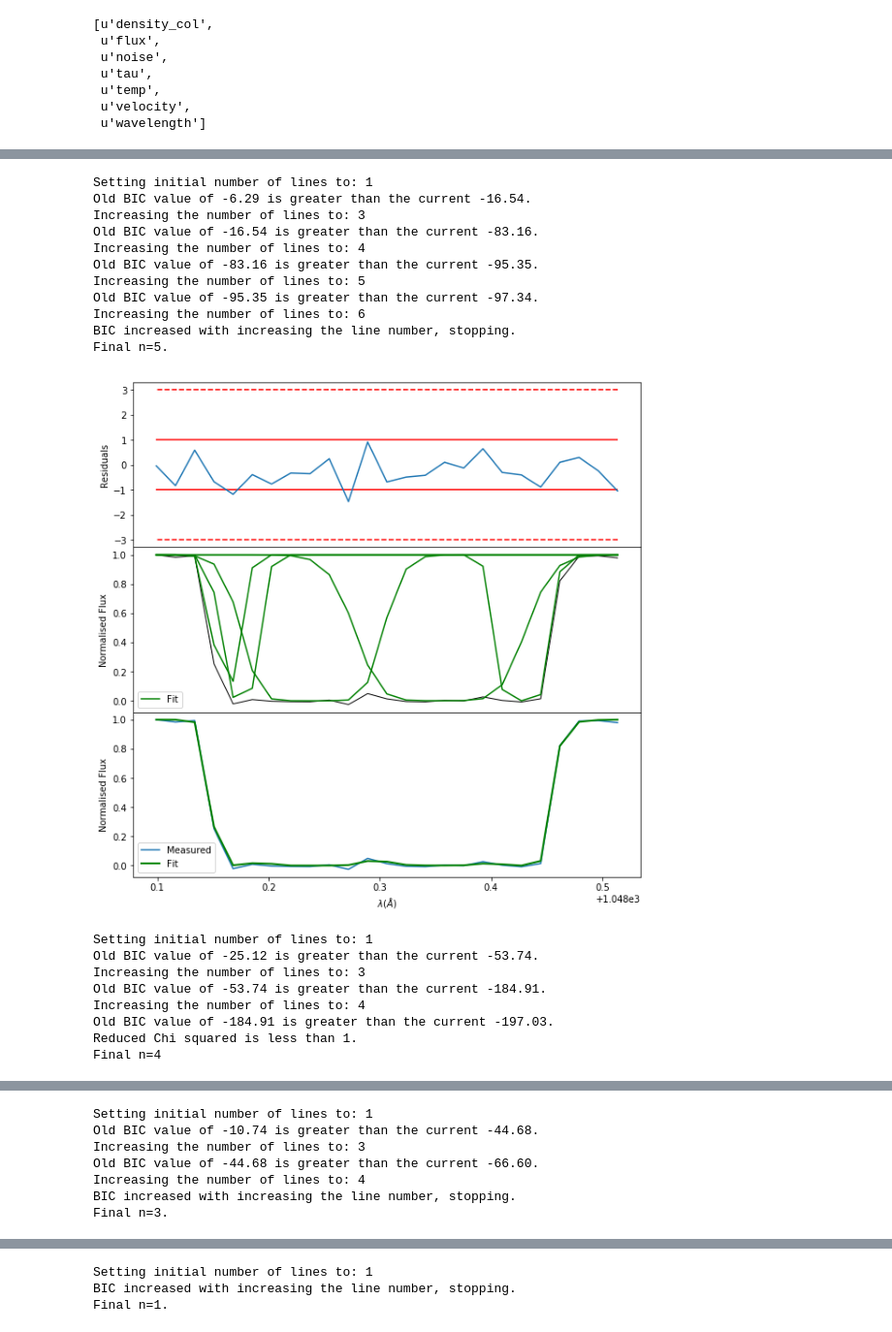
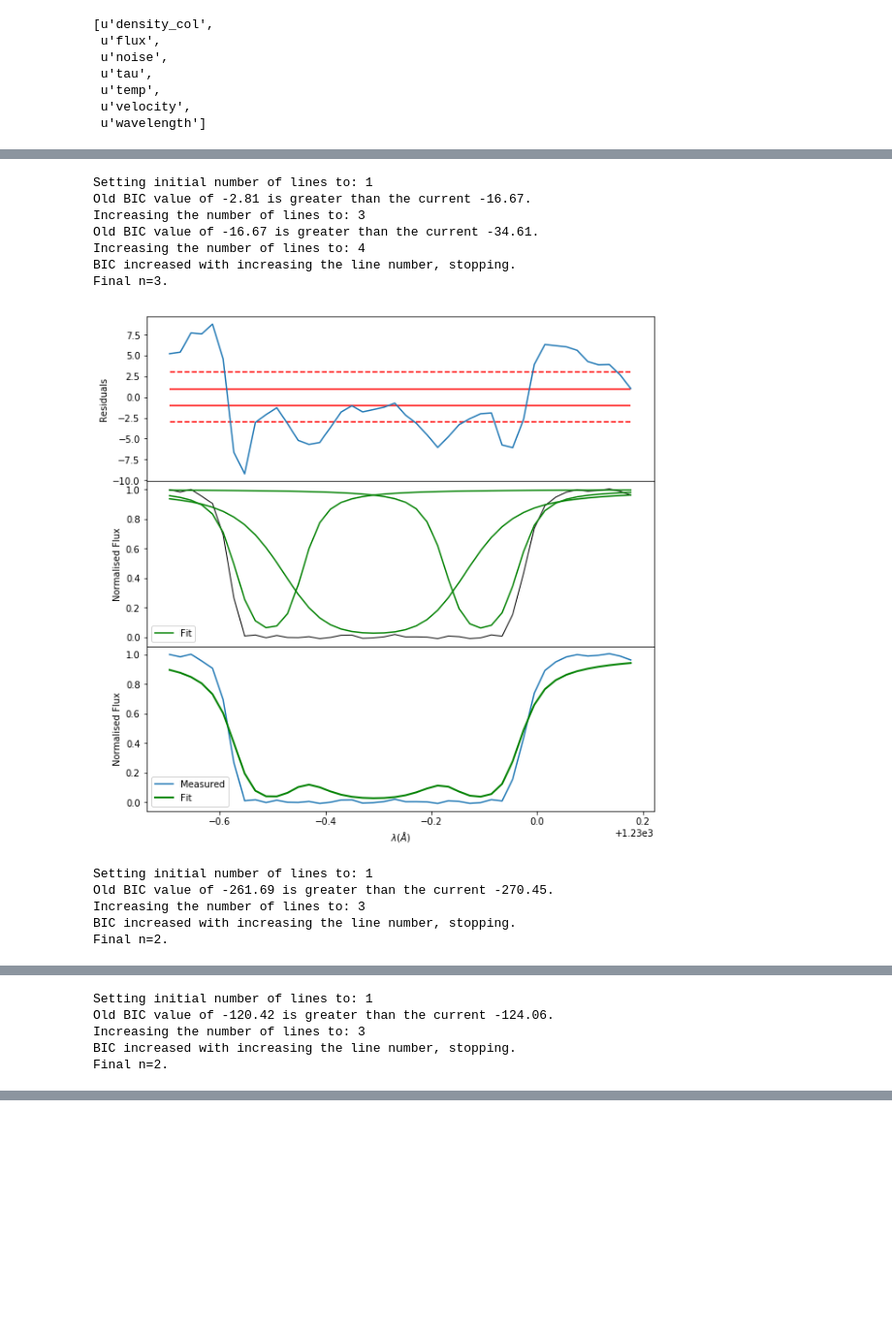
Before and after one commit to sarahappleby/VAMP, a Jupyter notebook: simba_spec_demo.ipynb, the cells around one changed output, grey strips where cells are left out. Shown at 97% size. Drawn from its saved outputs; the diff is of its cells as text; code cells hidden in the pictures; blank space fills up the shorter version.

```diff
--- a/simba_spec_demo.ipynb
+++ b/simba_spec_demo.ipynb
@@ -84,0 +190,21 @@ plt.show()
+# %%
+N = 6
+fig, ax = plt.subplots(N, figsize=(15,15))
+
+length = len(hydro_flux) / N
+
+for n in range(N):
+
+    lower_lim = n*length
+    upper_lim = n*length+length
+
+    ax[n].plot(hydro_wavelength, hydro_flux, c='black')
+
+    ax[n].set_xlim(hydro_wavelength[lower_lim], hydro_wavelength[upper_lim])
+
+    for (start, end) in hydro_region_pixels:
+        ax[n].plot(hydro_wavelength[start:end+1], hydro_flux[start:end+1], color='blue')
+        plot_bracket(hydro_wavelength[start], ax[n], 'left')
+        plot_bracket(hydro_wavelength[end], ax[n], 'right')
+
+plt.show()
@@ -85,34 +213,26 @@ plt.show()
 # %%
-for start, end in region_pixels:
-    wavelengths = np.flip(wavelength[start:end], 0)
-    fluxes_orig = np.flip(flux[start:end], 0)
-    fluxes = np.flip(flux[start:end], 0)
-    nu_use = np.flip(nu[start:end], 0)
-    noises = np.flip(noise[start:end], 0)
+for start, end in hydro_region_pixels:
+    hydro_waves = np.flip(hydro_wavelength[start:end], 0)
+    hydro_fluxes = np.flip(hydro_flux[start:end], 0)
+    hydro_nus = np.flip(hydro_nu[start:end], 0)
+    hydro_noises = np.flip(hydro_noise[start:end], 0)
 
-    n = estimate_n(fluxes)
-    freedom = len(nu_use) + 3
-    stuff = region_fit(nu_use, fluxes, n, noises, freedom)
-    n = len(stuff.estimated_profiles)
-    stuff.plot(wavelengths, fluxes_orig, n=n, start_pix=start, end_pix=end)
+    n = estimate_n(hydro_fluxes)
+    freedom = len(hydro_nus) + 3
+    hydro = region_fit(hydro_nus, hydro_fluxes, n, hydro_noises, freedom, voigt=True)
+    n = len(hydro.estimated_profiles)
+    hydro.plot(hydro_waves, hydro_fluxes, n=n, start_pix=start, end_pix=end)
 # %% [output]
 Setting initial number of lines to: 1
-Old BIC value of -6.29 is greater than the current -16.54.
+Old BIC value of -2.81 is greater than the current -16.67.
 Increasing the number of lines to: 3
-Old BIC value of -16.54 is greater than the current -83.16.
+Old BIC value of -16.67 is greater than the current -34.61.
 Increasing the number of lines to: 4
-Old BIC value of -83.16 is greater than the current -95.35.
-Increasing the number of lines to: 5
-Old BIC value of -95.35 is greater than the current -97.34.
-Increasing the number of lines to: 6
 BIC increased with increasing the line number, stopping.
-Final n=5.
+Final n=3.
-[figure, old version]
+[figure, new version]
 Setting initial number of lines to: 1
-Old BIC value of -25.12 is greater than the current -53.74.
+Old BIC value of -261.69 is greater than the current -270.45.
 Increasing the number of lines to: 3
-Old BIC value of -53.74 is greater than the current -184.91.
-Increasing the number of lines to: 4
-Old BIC value of -184.91 is greater than the current -197.03.
-Reduced Chi squared is less than 1.
-Final n=4
+BIC increased with increasing the line number, stopping.
+Final n=2.
@@ -120,7 +240,5 @@ Final n=4
 Setting initial number of lines to: 1
-Old BIC value of -10.74 is greater than the current -44.68.
+Old BIC value of -120.42 is greater than the current -124.06.
 Increasing the number of lines to: 3
-Old BIC value of -44.68 is greater than the current -66.60.
-Increasing the number of lines to: 4
 BIC increased with increasing the line number, stopping.
-Final n=3.
+Final n=2.
@@ -128,3 +245,0 @@ Final n=3.
-Setting initial number of lines to: 1
-BIC increased with increasing the line number, stopping.
-Final n=1.
```
Also changed, not shown: parts of 35 cells of this notebook.
